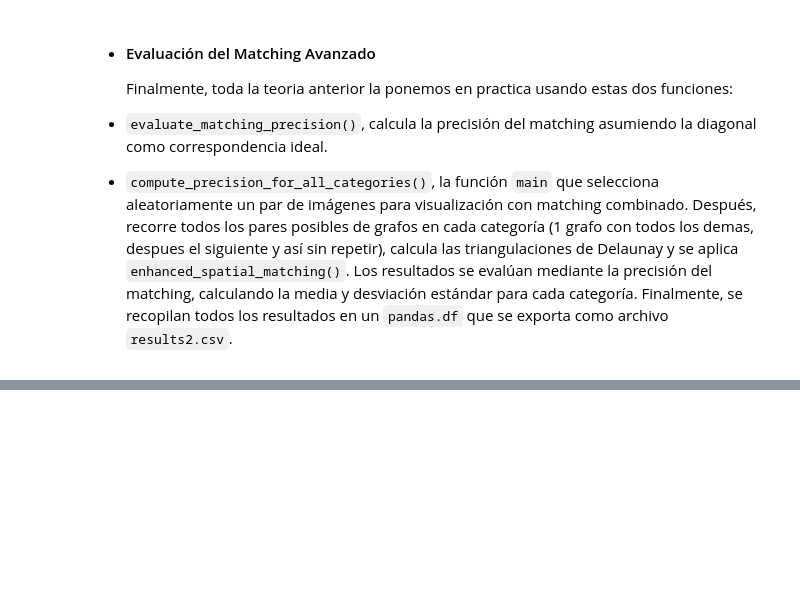
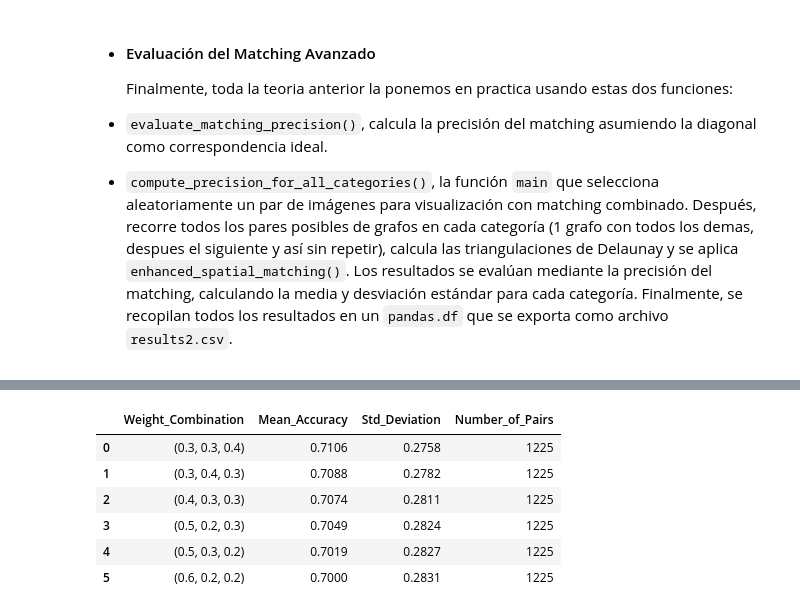
Before and after one commit to JBLOZ/IA, a Jupyter notebook: 2doAnyo/2doCuatri/tecnicas_de_algoritmos_de_busqueda/practicas/src/match_part_2.ipynb, the cells around one changed output, grey strips where cells are left out. Drawn from its saved outputs; the diff is of its cells as text; code cells hidden in the pictures; blank space fills up the shorter version.

```diff
--- a/2doAnyo/2doCuatri/tecnicas_de_algoritmos_de_busqueda/practicas/src/match_part_2.ipynb
+++ b/2doAnyo/2doCuatri/tecnicas_de_algoritmos_de_busqueda/practicas/src/match_part_2.ipynb
@@ -629,0 +984,4 @@ final_results
+# %%
+sensitivity_rs = weight_sensitivity_analysis_for_category(dlf,'duck_df')
+sensitivity_rs
+# %% [output]
@@ -629,0 +995,7 @@ final_results
+|  | Weight_Combination | Mean_Accuracy | Std_Deviation | Number_of_Pairs |
+| 0 | (0.3, 0.3, 0.4) | 0.7106 | 0.2758 | 1225 |
+| 1 | (0.3, 0.4, 0.3) | 0.7088 | 0.2782 | 1225 |
+| 2 | (0.4, 0.3, 0.3) | 0.7074 | 0.2811 | 1225 |
+| 3 | (0.5, 0.2, 0.3) | 0.7049 | 0.2824 | 1225 |
+| 4 | (0.5, 0.3, 0.2) | 0.7019 | 0.2827 | 1225 |
+| 5 | (0.6, 0.2, 0.2) | 0.7000 | 0.2831 | 1225 |
```
Also changed, not shown: parts of 20 cells of this notebook, 5 other files.
